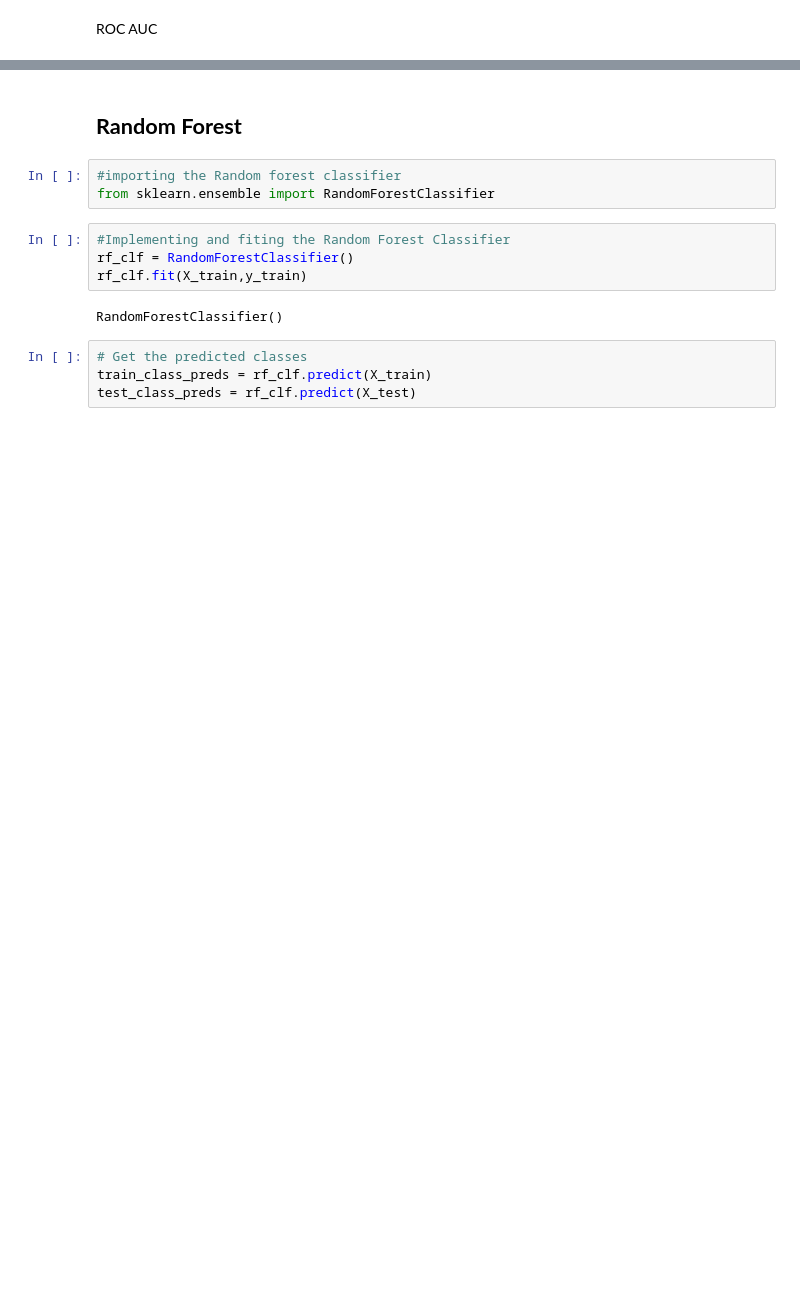
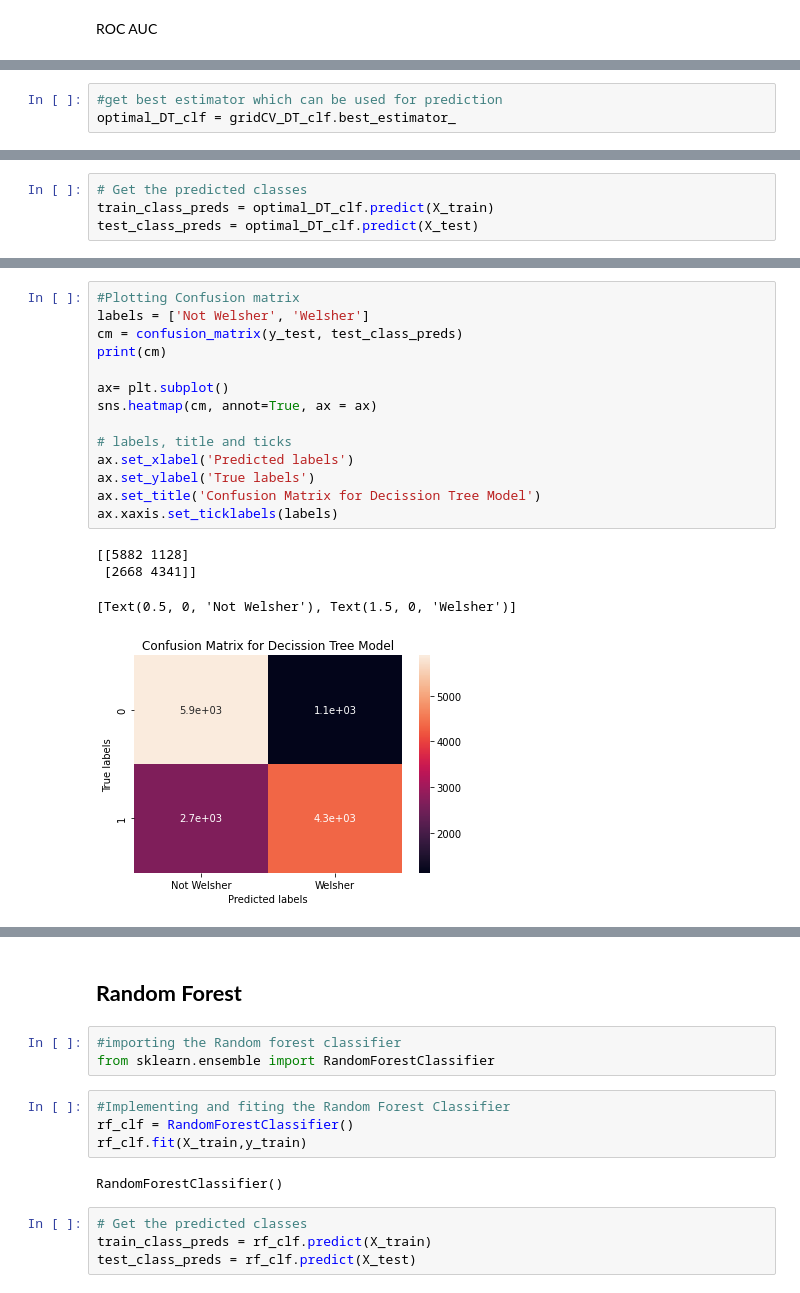
Before and after one commit to dushyantmaharshi/Credit-Card-Default-Prediction, a Jupyter notebook: Credit_Card_Default_Prediction_Capstone_Project.ipynb, the cells around one changed output, grey strips where cells are left out. Cells and saved outputs as stored; diff of their text form; blank space fills up the shorter version.

```diff
--- a/Credit_Card_Default_Prediction_Capstone_Project.ipynb
+++ b/Credit_Card_Default_Prediction_Capstone_Project.ipynb
@@ -816,0 +838,3 @@ plt.show()
+# %%
+#get best estimator which can be used for prediction
+optimal_DT_clf = gridCV_DT_clf.best_estimator_
@@ -816,0 +848,4 @@ plt.show()
+# %%
+# Get the predicted classes
+train_class_preds = optimal_DT_clf.predict(X_train)
+test_class_preds = optimal_DT_clf.predict(X_test)
@@ -816,0 +878,19 @@ plt.show()
+# %%
+#Plotting Confusion matrix
+labels = ['Not Welsher', 'Welsher']
+cm = confusion_matrix(y_test, test_class_preds)
+print(cm)
+
+ax= plt.subplot()
+sns.heatmap(cm, annot=True, ax = ax)
+
+# labels, title and ticks
+ax.set_xlabel('Predicted labels')
+ax.set_ylabel('True labels')
+ax.set_title('Confusion Matrix for Decission Tree Model')
+ax.xaxis.set_ticklabels(labels)
+# %% [output]
+[[5882 1128]
+ [2668 4341]]
+[Text(0.5, 0, 'Not Welsher'), Text(1.5, 0, 'Welsher')]
+[figure, added]
```
Also changed, not shown: parts of 53 cells of this notebook.
